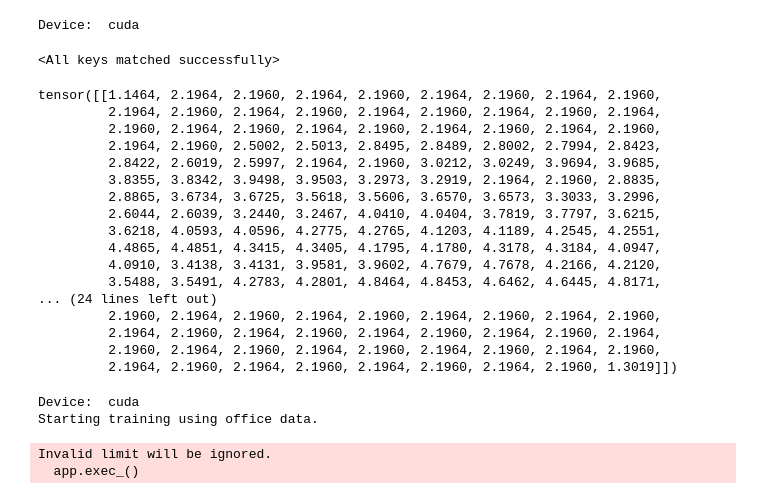
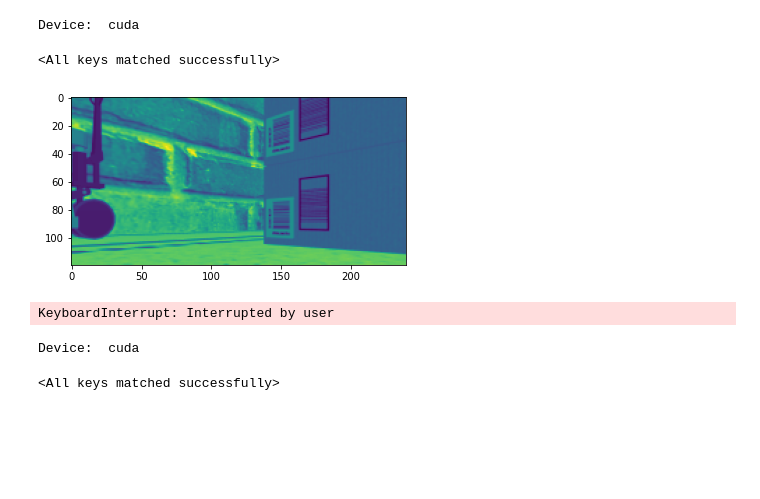
Before and after one commit to SimonWulp/ActiveInferenceRobotics, a Jupyter notebook: src/turtlebot3_gazebo/scripts/decoder_train.ipynb, the cells around one changed output. Saved outputs shown, nothing was run; the diff lists cells and outputs as text; code cells hidden in the pictures; blank space fills up the shorter version.

Commit message:
Update training and dataloader

```diff
--- a/src/turtlebot3_gazebo/scripts/decoder_train.ipynb
+++ b/src/turtlebot3_gazebo/scripts/decoder_train.ipynb
@@ -11,3 +10,38 @@ Using matplotlib backend: Qt5Agg
+# %%
+device = 'cuda' if torch.cuda.is_available() else 'cpu'
+torch.cuda.empty_cache()
+print('Device: ', device)
+
+load_path = "/home/simon/catkin_ws/src/turtlebot3_gazebo/scripts/data/data_warehouse.pkl"
+range_data_loader = DataLoaderWrapper(load_path, type='img')
+train_loader = range_data_loader.train_loader
+test_loader = range_data_loader.test_loader
+
+net = ImageNet()
+
+# epoch_loss, batch_loss = net.train_net(net, train_loader, device, 2, 150)
+# torch.save((epoch_loss, batch_loss), 'office_losses.pt')
+net.load_state_dict(torch.load('/home/simon/catkin_ws/src/turtlebot3_gazebo/scripts/trained_conv_nets/img/2.pt'))
+# %% [output]
+Device:  cuda
+<All keys matched successfully>
+# %%
+test_loader = range_data_loader.test_loader
+
+for x in test_loader:
+    pose = x[0]
+    img_true = x[1]
+    img_pred = net(x[0].cpu())
+
+
+    plt.imshow(img_true.squeeze())
+    plt.imshow(torch.squeeze(img_pred.cpu()).detach().numpy())
+
+    plt.show()
+    input('-')
+# %% [output]
+[figure, added]
+KeyboardInterrupt: Interrupted by user
 # %%
 device = 'cuda' if torch.cuda.is_available() else 'cpu'
 torch.cuda.empty_cache()
@@ -50,42 +78,0 @@ plt.show()
-# %%
-ranges_pred[200].detach()
-# %% [output]
-tensor([[1.1464, 2.1964, 2.1960, 2.1964, 2.1960, 2.1964, 2.1960, 2.1964, 2.1960,
-         2.1964, 2.1960, 2.1964, 2.1960, 2.1964, 2.1960, 2.1964, 2.1960, 2.1964,
-         2.1960, 2.1964, 2.1960, 2.1964, 2.1960, 2.1964, 2.1960, 2.1964, 2.1960,
-         2.1964, 2.1960, 2.5002, 2.5013, 2.8495, 2.8489, 2.8002, 2.7994, 2.8423,
-         2.8422, 2.6019, 2.5997, 2.1964, 2.1960, 3.0212, 3.0249, 3.9694, 3.9685,
-         3.8355, 3.8342, 3.9498, 3.9503, 3.2973, 3.2919, 2.1964, 2.1960, 2.8835,
-         2.8865, 3.6734, 3.6725, 3.5618, 3.5606, 3.6570, 3.6573, 3.3033, 3.2996,
-         2.6044, 2.6039, 3.2440, 3.2467, 4.0410, 4.0404, 3.7819, 3.7797, 3.6215,
-         3.6218, 4.0593, 4.0596, 4.2775, 4.2765, 4.1203, 4.1189, 4.2545, 4.2551,
-         4.4865, 4.4851, 4.3415, 4.3405, 4.1795, 4.1780, 4.3178, 4.3184, 4.0947,
-         4.0910, 3.4138, 3.4131, 3.9581, 3.9602, 4.7679, 4.7678, 4.2166, 4.2120,
-         3.5488, 3.5491, 4.2783, 4.2801, 4.8464, 4.8453, 4.6462, 4.6445, 4.8171,
-... (24 lines left out)
-         2.1960, 2.1964, 2.1960, 2.1964, 2.1960, 2.1964, 2.1960, 2.1964, 2.1960,
-         2.1964, 2.1960, 2.1964, 2.1960, 2.1964, 2.1960, 2.1964, 2.1960, 2.1964,
-         2.1960, 2.1964, 2.1960, 2.1964, 2.1960, 2.1964, 2.1960, 2.1964, 2.1960,
-         2.1964, 2.1960, 2.1964, 2.1960, 2.1964, 2.1960, 2.1964, 2.1960, 1.3019]])
-# %%
-device = 'cuda' if torch.cuda.is_available() else 'cpu'
-torch.cuda.empty_cache()
-print('Device: ', device)
-
-net = ImageNet()
-
-data = DataSet('office')
-
-epoch_loss, batch_loss = net.train_net_img(net, data, device, 2, 20)
-# %% [output]
-Device:  cuda
-Starting training using office data.
-# %%
-plt.plot(range(len(epoch_loss)), epoch_loss)
-plt.title('Training of deconv net on office data')
-plt.xlabel('Epoch')
-plt.ylabel('Loss')
-plt.show()
-# %% [output]
-Invalid limit will be ignored.
-  app.exec_()
```
Also changed, not shown: parts of 5 cells of this notebook, 2 other files.
